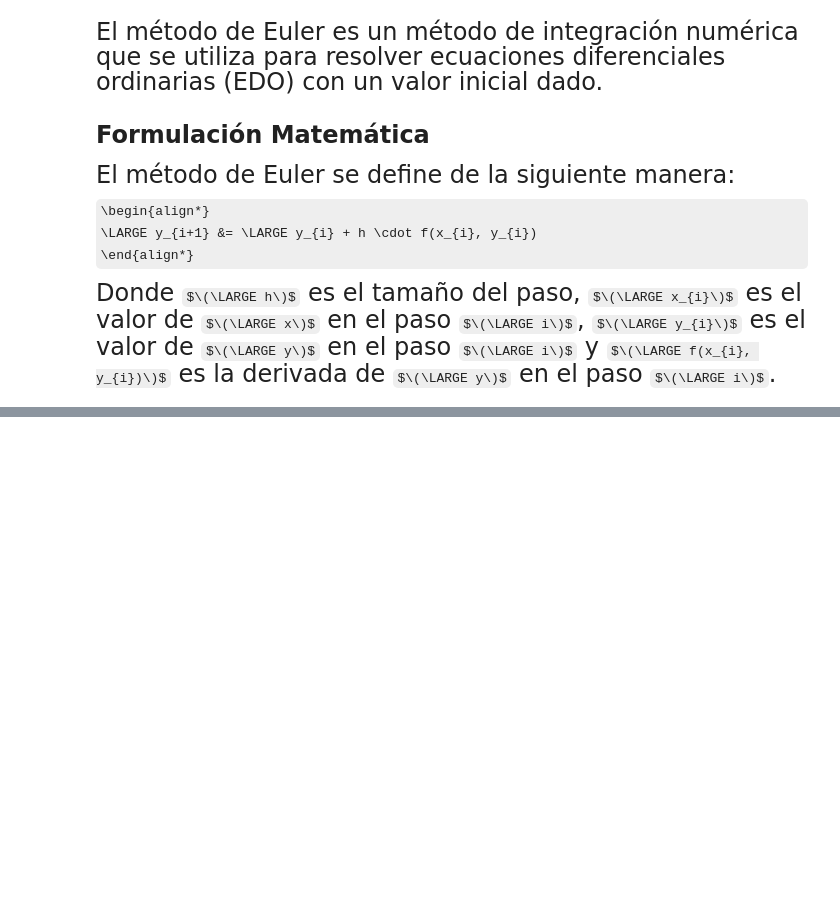
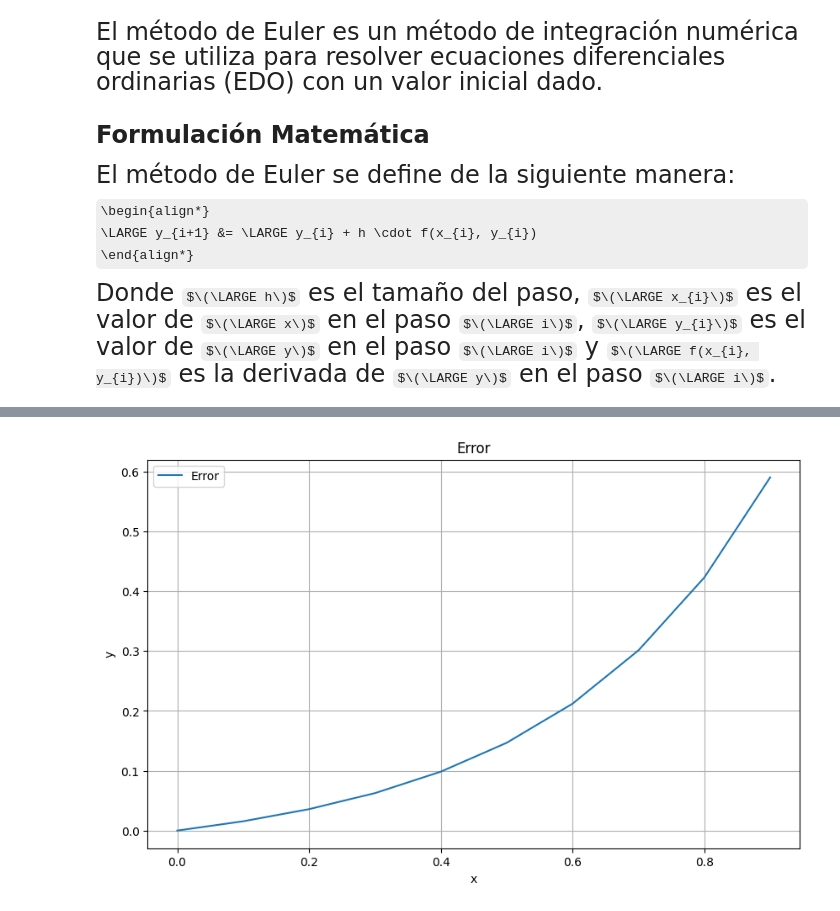
Before and after one commit to Physicworld/NumericalMethodsCourse, a Jupyter notebook: SketchCourse.ipynb, the cells around one changed output, grey strips where cells are left out. Saved outputs shown, nothing was run; the diff lists cells and outputs as text; code cells hidden in the pictures; some formulas as TeX source; blank space fills up the shorter version.

```diff
--- a/SketchCourse.ipynb
+++ b/SketchCourse.ipynb
@@ -1519,0 +1613,16 @@ Donde $\(\LARGE h\)$ es el tamaño del paso, $\(\LARGE x_{i}\)$ es el valor de $
+# %%
+h = 0.1
+solution_euler = euler(x0, x1, y0, h)
+solution_euler_mejorado = euler_mejorado(x0, x1, y0, h)
+error_sol = np.abs(solution_euler[:, 1] - solution_euler_mejorado[:, 1])
+
+plt.figure(figsize=(10, 6))
+plt.plot(solution_euler[:, 0], error_sol, label='Error')
+plt.title('Error')
+plt.xlabel('x')
+plt.ylabel('y')
+plt.legend()
+plt.grid(True)
+plt.show()
+# %% [output]
+[figure, added]
```
Also changed, not shown: parts of 7 cells of this notebook.
